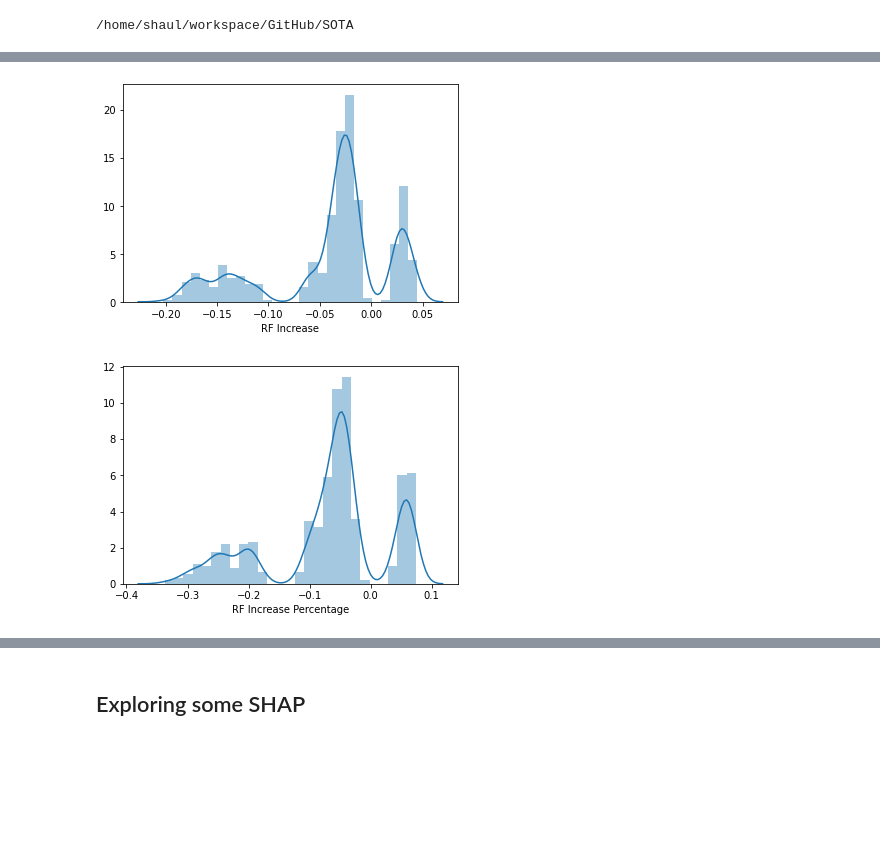
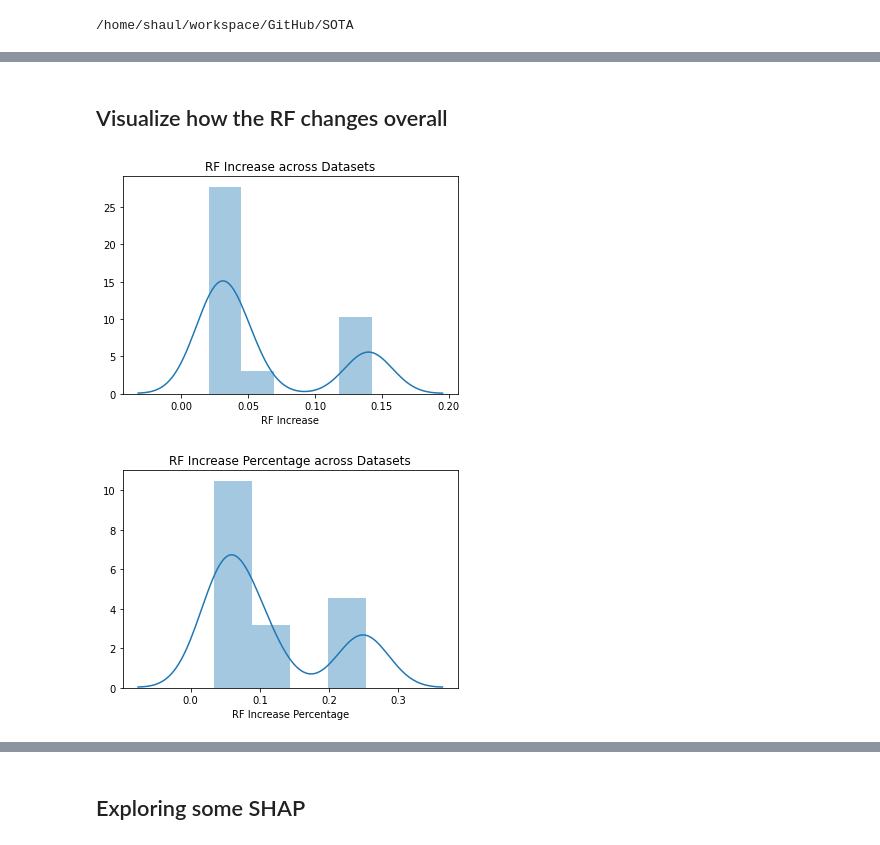
Before and after one commit to Hernanros/SOTA, a Jupyter notebook: notebooks/exploration/[AC][SS]EDA_on_wandb_sweep.ipynb, the cells around one changed output, grey strips where cells are left out. Cells and saved outputs as stored; diff of their text form; code cells hidden in the pictures; blank space fills up the shorter version.

```diff
--- a/notebooks/exploration/[AC][SS]EDA_on_wandb_sweep.ipynb
+++ b/notebooks/exploration/[AC][SS]EDA_on_wandb_sweep.ipynb
@@ -24,3 +18,14 @@ report_file = "wandb_sweeping.csv"
+# %%
+path_combined = 'combined_dataset.csv'
+path_sts = 'sts.csv'
+path_qqp = 'qqp.csv'
+path_sample_qqp = 'sample_qqp.csv'
+report_file = "wandb_sweeping_ivanfeatures.csv"
+
+PATH_DATA = MODULE_PATH / 'data'
+PATH_COMBINED = PATH_DATA / 'datasets' / path_combined
+PATH_STS = PATH_DATA / 'datasets' / path_sts
+PATH_SAMPLE_QQP = PATH_DATA / 'datasets' / path_sample_qqp
 # %%
 df = pd.read_csv(PATH_DATA / 'reports' / report_file, index_col="Name")
 # %%
@@ -29,11 +53,18 @@ df['RF Increase Percentage'] = df['RF Increase'] / df['Base Top Correlation']
+# %% [markdown]
+## Visualize how the RF changes overall
+# %%
+# We need to get rid of cases where you reduce labels - because they only hurt performace
+df = df[df['scale_labels'] == False]
 # %%
-sns.distplot(df['RF Increase']);
+sns.distplot(df[(df['train_dataset'] != df['test_dataset']) & (df['test_dataset'].isna())]['RF Increase']);
+plt.title("RF Increase across Datasets")
 plt.show()
-sns.distplot(df['RF Increase Percentage']);
+sns.distplot(df[(df['train_dataset'] != df['test_dataset']) & (df['test_dataset'].isna())]['RF Increase Percentage']);
+plt.title("RF Increase Percentage across Datasets")
 plt.show();
 # %% [output]
-[figure, old version]
+[figure, new version]
-[figure, old version]
+[figure, new version]
 # %%
 sns.distplot(df[(df['train_dataset'] != df['test_dataset']) & (~df['test_dataset'].isna())]['RF Increase']);
 plt.title("RF Increase across Datasets")
```
Also changed, not shown: parts of 4 cells of this notebook, 2 other files.
